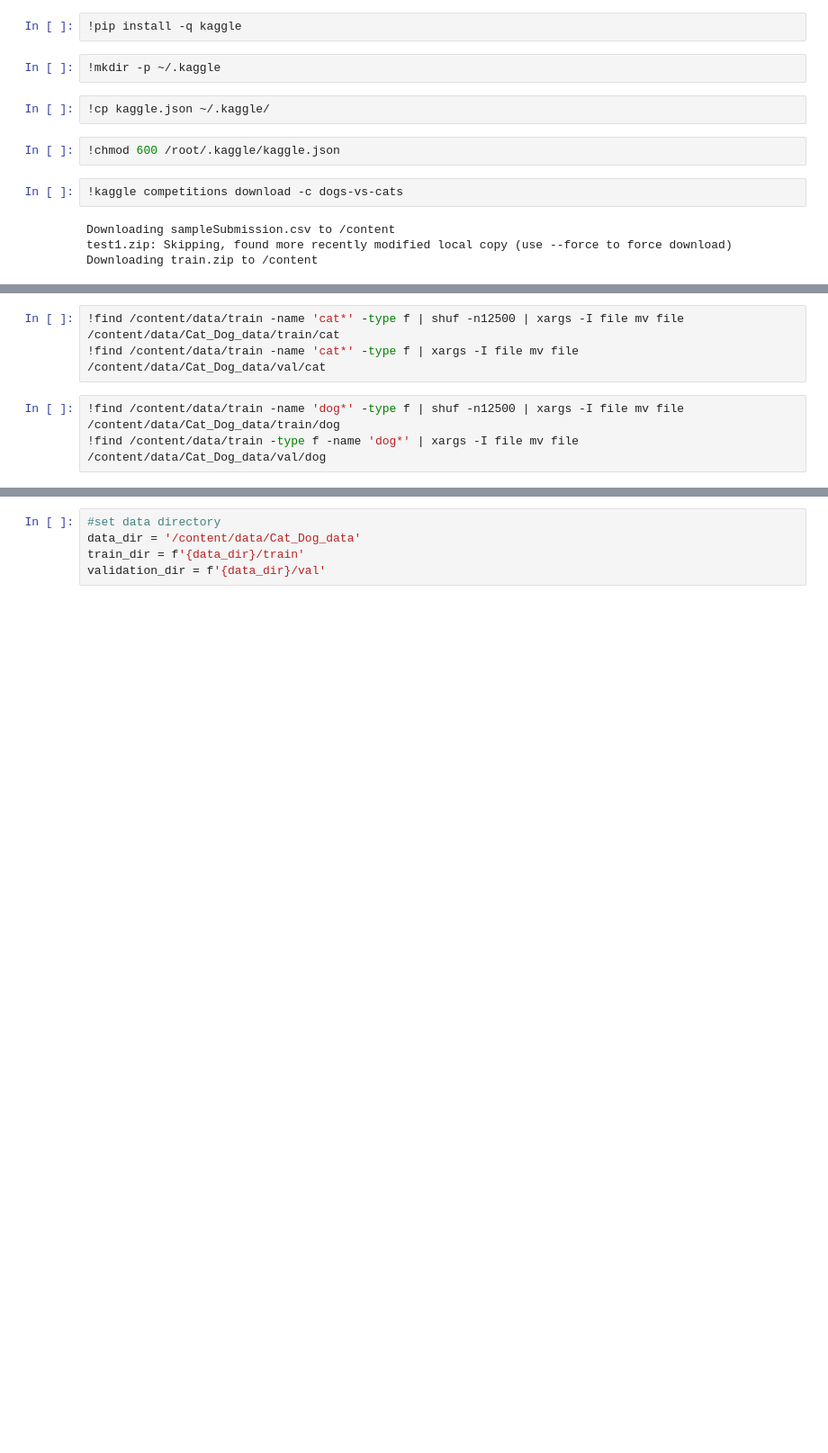
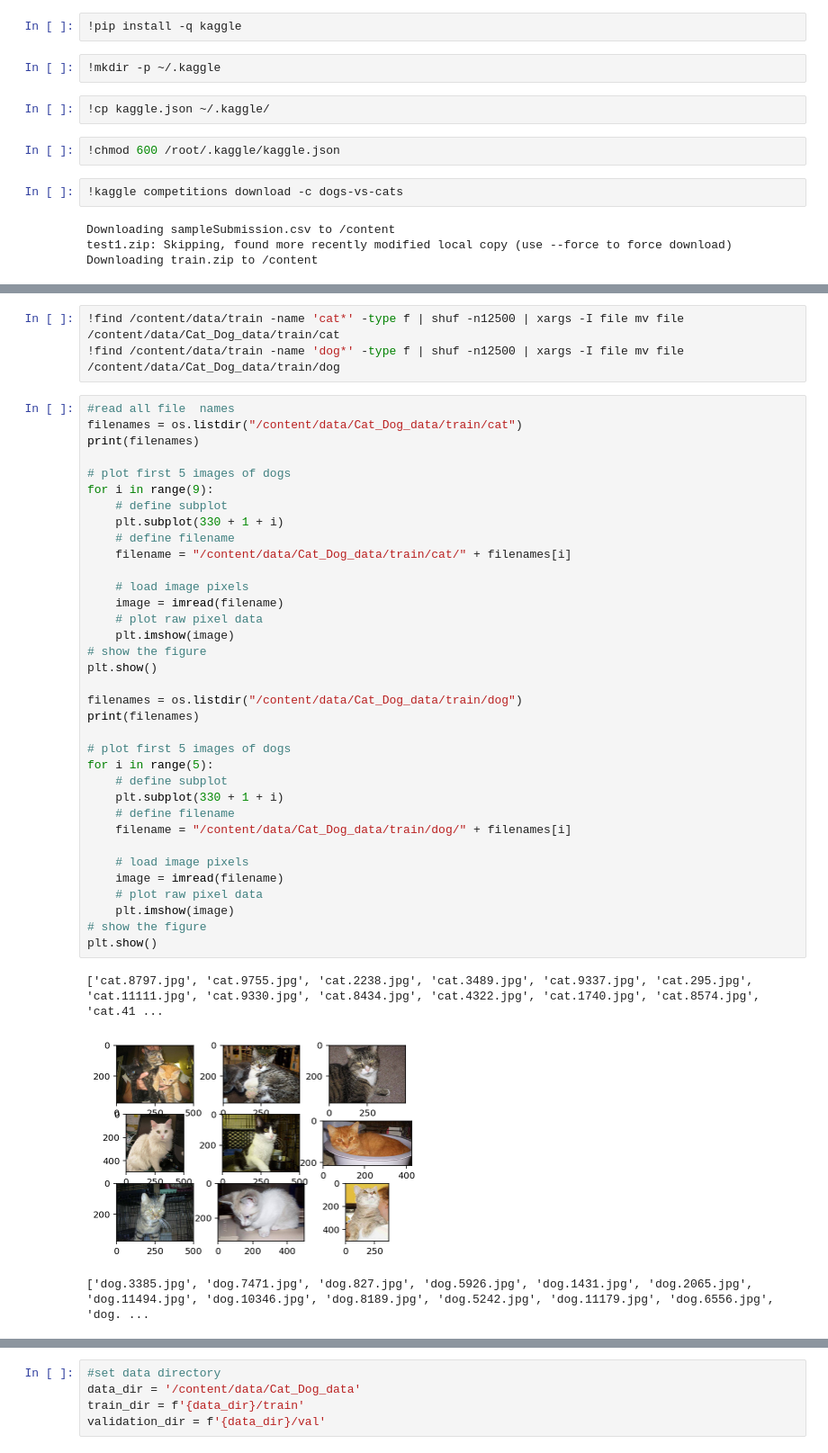
Before and after one commit to shashigharti/secure-privateai-scholarship-challenge, a Jupyter notebook: projects/sg_wrldwde-women-cdrs/[Pytorch]NN_from_scratch,_Cat_Dog.ipynb, the cells around one changed output, grey strips where cells are left out. Shown at 90% size. Drawn from its saved outputs; the diff is of its cells as text; blank space fills up the shorter version.

```diff
--- a/projects/sg_wrldwde-women-cdrs/[Pytorch]NN_from_scratch,_Cat_Dog.ipynb
+++ b/projects/sg_wrldwde-women-cdrs/[Pytorch]NN_from_scratch,_Cat_Dog.ipynb
@@ -41,6 +67,42 @@ Downloading train.zip to /content
 # %%
 !find /content/data/train -name 'cat*' -type f | shuf -n12500 | xargs -I file mv file /content/data/Cat_Dog_data/train/cat
-!find /content/data/train -name 'cat*' -type f | xargs -I file mv file /content/data/Cat_Dog_data/val/cat
+!find /content/data/train -name 'dog*' -type f | shuf -n12500 | xargs -I file mv file /content/data/Cat_Dog_data/train/dog
-# %%
-!find /content/data/train -name 'dog*' -type f | shuf -n12500 | xargs -I file mv file /content/data/Cat_Dog_data/train/dog
-!find /content/data/train -type f -name 'dog*' | xargs -I file mv file /content/data/Cat_Dog_data/val/dog
+# %%
+#read all file  names
+filenames = os.listdir("/content/data/Cat_Dog_data/train/cat")
+print(filenames)
+
+# plot first 5 images of dogs
+for i in range(9):
+	# define subplot
+	plt.subplot(330 + 1 + i)
+	# define filename
+	filename = "/content/data/Cat_Dog_data/train/cat/" + filenames[i]
+
+	# load image pixels
+	image = imread(filename)
+	# plot raw pixel data
+	plt.imshow(image)
+# show the figure
+plt.show()
+
+filenames = os.listdir("/content/data/Cat_Dog_data/train/dog")
+print(filenames)
+
+# plot first 5 images of dogs
+for i in range(5):
+	# define subplot
+	plt.subplot(330 + 1 + i)
+	# define filename
+	filename = "/content/data/Cat_Dog_data/train/dog/" + filenames[i]
+
+	# load image pixels
+	image = imread(filename)
+	# plot raw pixel data
+	plt.imshow(image)
+# show the figure
+plt.show()
+# %% [output]
+['cat.8797.jpg', 'cat.9755.jpg', 'cat.2238.jpg', 'cat.3489.jpg', 'cat.9337.jpg', 'cat.295.jpg', 'cat.11111.jpg', 'cat.9330.jpg', 'cat.8434.jpg', 'cat.4322.jpg', 'cat.1740.jpg', 'cat.8574.jpg', 'cat.41 ...
+[figure, added]
+['dog.3385.jpg', 'dog.7471.jpg', 'dog.827.jpg', 'dog.5926.jpg', 'dog.1431.jpg', 'dog.2065.jpg', 'dog.11494.jpg', 'dog.10346.jpg', 'dog.8189.jpg', 'dog.5242.jpg', 'dog.11179.jpg', 'dog.6556.jpg', 'dog. ...
```
Also changed, not shown: parts of 13 cells of this notebook.
